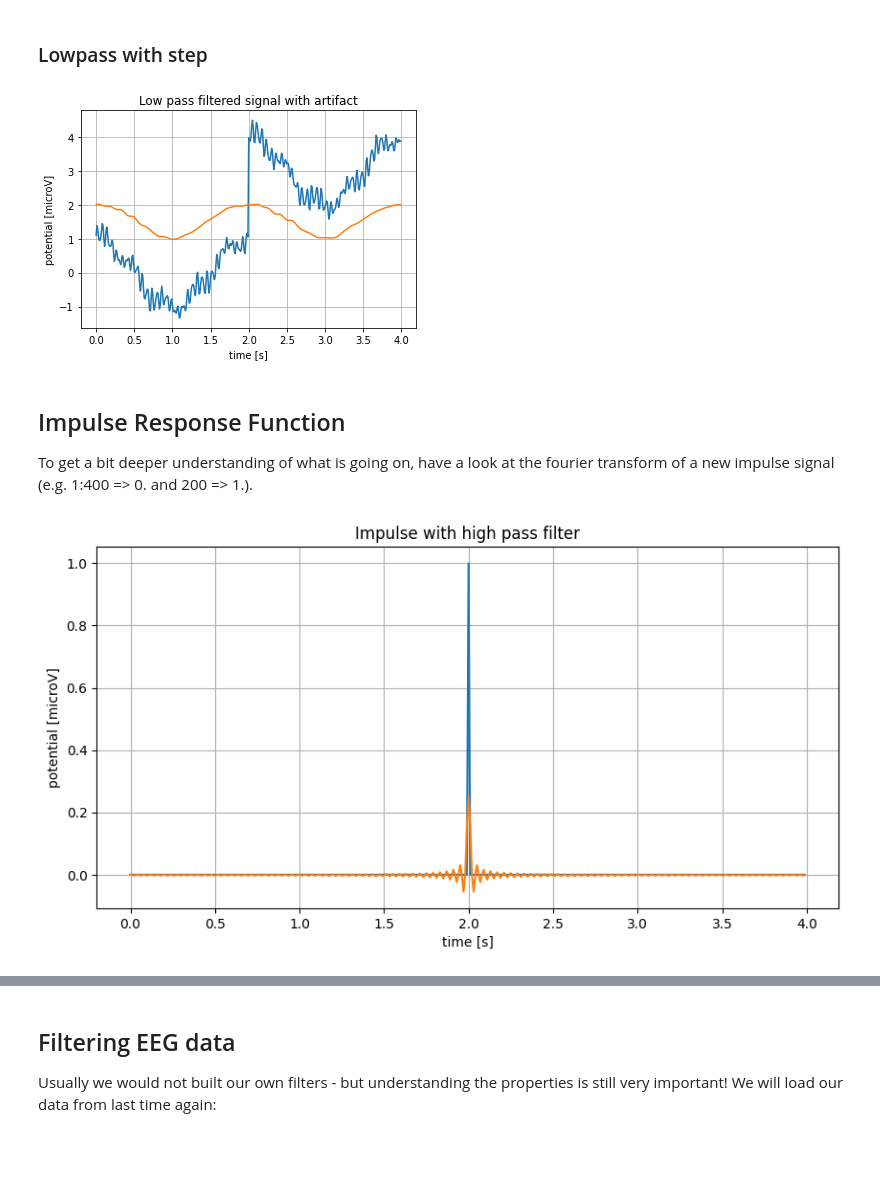
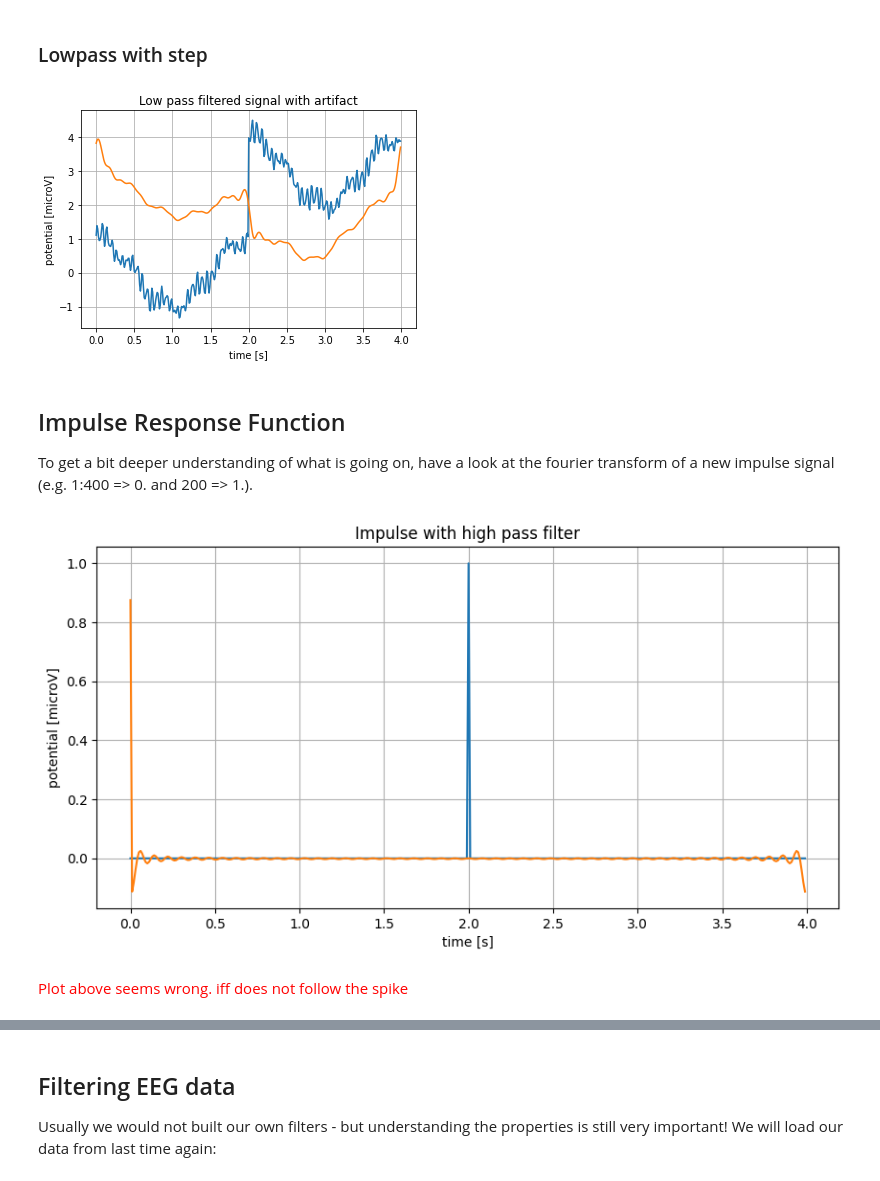
Before and after one commit to christianreiser/course_eeg_WS2020, a Jupyter notebook: exercises/ex2.ipynb, the cells around one changed output, grey strips where cells are left out. Cells and saved outputs as stored; diff of their text form; code cells hidden in the pictures; blank space fills up the shorter version.

```diff
--- a/exercises/ex2.ipynb
+++ b/exercises/ex2.ipynb
@@ -209,13 +207,13 @@ plt.show()
 ### Lowpass with step
 # %%
 xf = fft(x_with_step)
-magnitude = xf.real
-angle = xf.imag
+magnitude = sqrt(xf.real**2 + xf.imag**2)
+angle = tanh(xf.imag/xf.real)
 
 # highpass
 magnitude[30:400] = 0
 
-filtered_signal = magnitude*np.exp(1j*angle)
+filtered_signal = magnitude*exp(1j*angle)
 x_ifft = ifft(filtered_signal)
 
 plt.plot(t,x_with_step)
@@ -226,32 +224,34 @@ plt.plot(t,abs(x_ifft))
 plt.grid()
 plt.show()
 # %% [output]
-[figure, old version]
+[figure, new version]
 # %% [markdown]
  ## Impulse Response Function
  To get a bit deeper understanding of what is going on, have a look at the fourier transform of a new impulse signal (e.g. 1:400 => 0. and 200 => 1.).
 # %%
-x_impulse = np.zeros(400)
+x_impulse = zeros(400)
 x_impulse[200] = 1
 
 xf = fft(x_impulse)
-magnitude = xf.real
-angle = xf.imag
+magnitude = sqrt(xf.real**2 + xf.imag**2)
+angle = tanh(xf.imag/xf.real)
 
 # highpass
-magnitude[0:300] = 0
+magnitude[0:50] = 0
 
-filtered_signal = magnitude*np.exp(1j*angle)
+filtered_signal = magnitude*exp(1j*angle)
 x_ifft = ifft(filtered_signal)
 
 fig=plt.figure(figsize=(10,5), dpi= 100, facecolor='w', edgecolor='k')
 plt.plot(t,x_impulse)
 plt.plot(t,(x_ifft))
 plt.grid()
 plt.ylabel('potential [microV]')
 plt.xlabel('time [s]')
 plt.title('Impulse with high pass filter')
 plt.show()
 # %% [output]
-[figure, old version]
+[figure, new version]
+# %% [markdown]
+ <span style="color:red"> Plot above seems wrong. iff does not follow the spike</span>
 # %%
```
Also changed, not shown: parts of 13 cells of this notebook.
